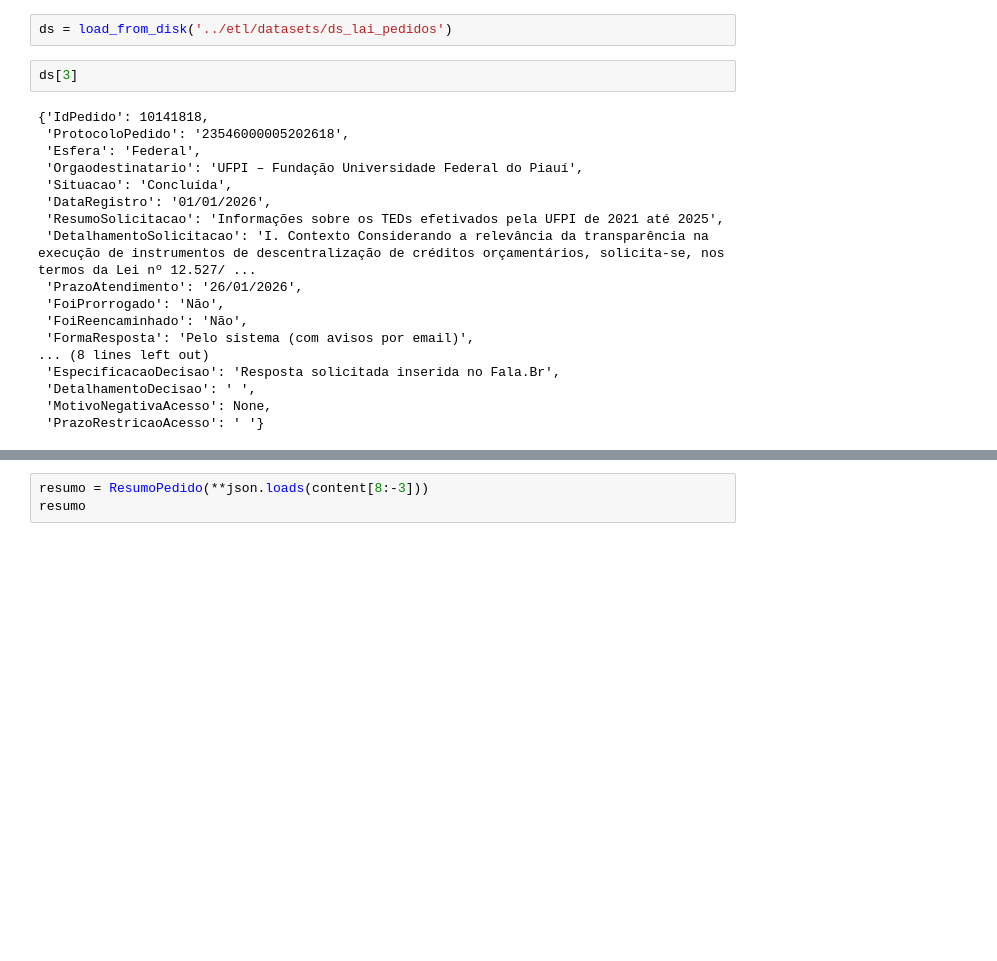
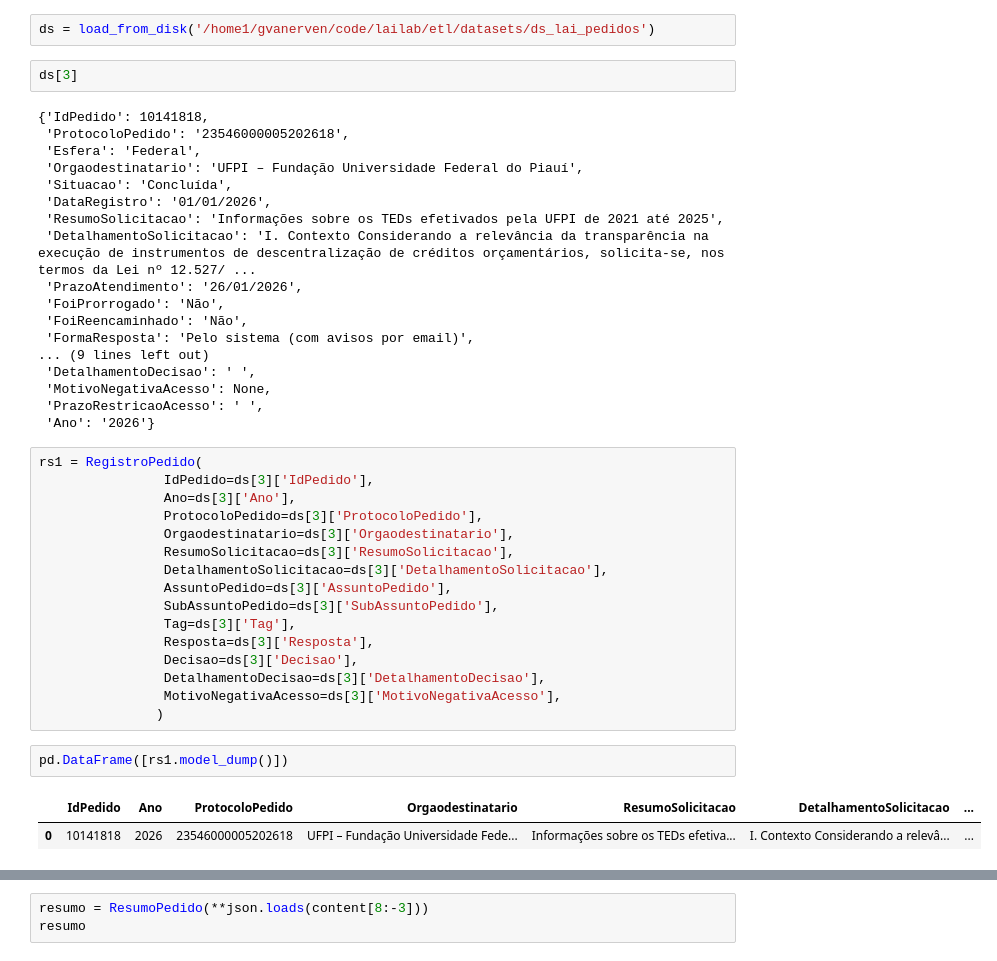
Before and after one commit to gvanerven/lailab, a Jupyter notebook: notebooks/resumo.ipynb, the cells around one changed output, grey strips where cells are left out. Cells and saved outputs as stored; diff of their text form; blank space fills up the shorter version.

```diff
--- a/notebooks/resumo.ipynb
+++ b/notebooks/resumo.ipynb
@@ -40,5 +27,5 @@ Successfully installed ipywidgets-8.1.8 jupyterlab_widgets-3.0.16 widgetsnbexten
 # %%
-ds = load_from_disk('../etl/datasets/ds_lai_pedidos')
+ds = load_from_disk('/home1/gvanerven/code/lailab/etl/datasets/ds_lai_pedidos')
 # %%
 ds[3]
 # %% [output]
@@ -54,9 +41,30 @@ ds[3]
  'FoiProrrogado': 'Não',
  'FoiReencaminhado': 'Não',
  'FormaResposta': 'Pelo sistema (com avisos por email)',
-... (8 lines left out)
- 'EspecificacaoDecisao': 'Resposta solicitada inserida no Fala.Br',
+... (9 lines left out)
  'DetalhamentoDecisao': ' ',
  'MotivoNegativaAcesso': None,
- 'PrazoRestricaoAcesso': ' '}
+ 'PrazoRestricaoAcesso': ' ',
+ 'Ano': '2026'}
+# %%
+rs1 = RegistroPedido(
+                IdPedido=ds[3]['IdPedido'],
+                Ano=ds[3]['Ano'],
+                ProtocoloPedido=ds[3]['ProtocoloPedido'],
+                Orgaodestinatario=ds[3]['Orgaodestinatario'],
+                ResumoSolicitacao=ds[3]['ResumoSolicitacao'],
+                DetalhamentoSolicitacao=ds[3]['DetalhamentoSolicitacao'],
+                AssuntoPedido=ds[3]['AssuntoPedido'],
+                SubAssuntoPedido=ds[3]['SubAssuntoPedido'],
+                Tag=ds[3]['Tag'],
+                Resposta=ds[3]['Resposta'],
+                Decisao=ds[3]['Decisao'],
+                DetalhamentoDecisao=ds[3]['DetalhamentoDecisao'],
+                MotivoNegativaAcesso=ds[3]['MotivoNegativaAcesso'],
+               )
+# %%
+pd.DataFrame([rs1.model_dump()])
+# %% [output]
+|  | IdPedido | Ano | ProtocoloPedido | Orgaodestinatario | ResumoSolicitacao | DetalhamentoSolicitacao | ... |
+| 0 | 10141818 | 2026 | 23546000005202618 | UFPI – Fundação Universidade Fede... | Informações sobre os TEDs efetiva... | I. Contexto Considerando a relevâ... | ... |
 # %%
```
Also changed, not shown: parts of 23 cells of this notebook, 5 other files.
